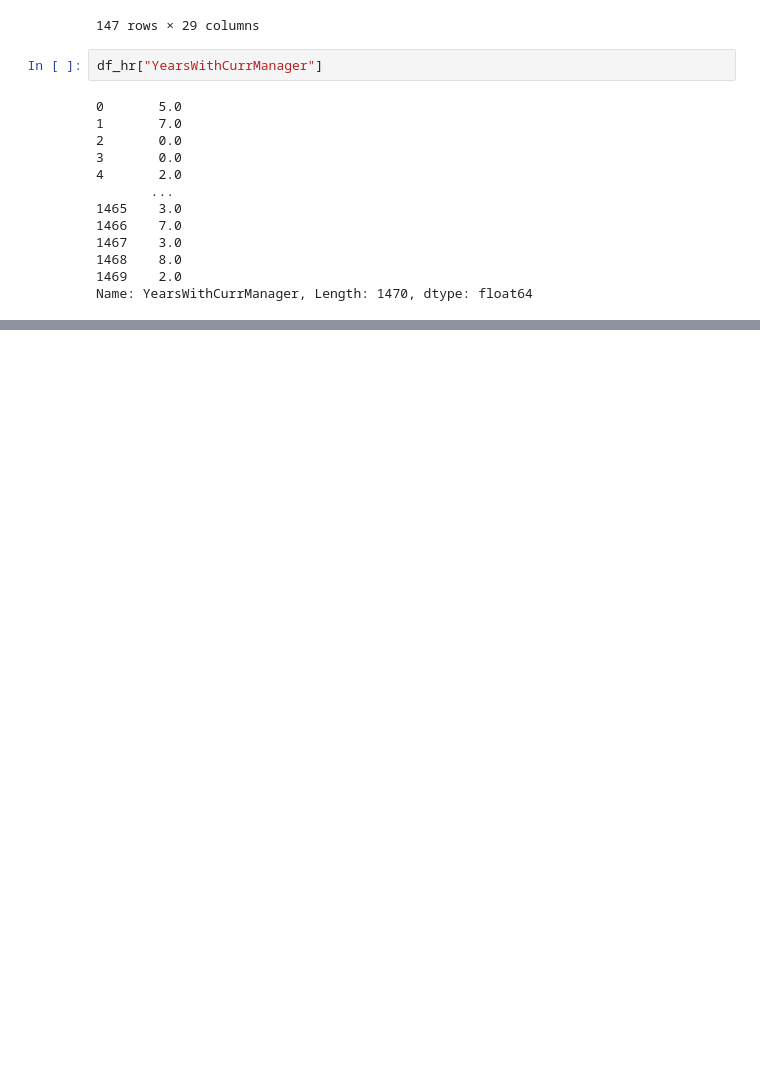
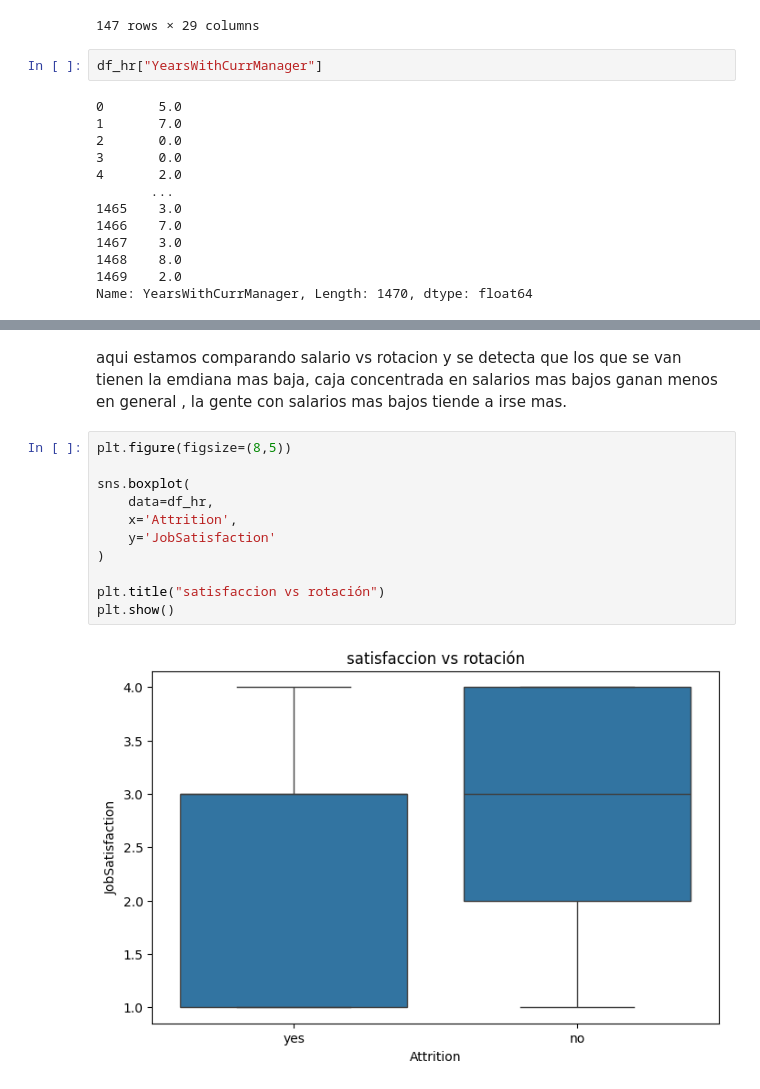
Before and after one commit to AMA00-98/proyecto-da-promo-65-modulo-3-team-2, a Jupyter notebook: Revisión_Fase1_proyect_mod3.ipynb, the cells around one changed output, grey strips where cells are left out. Saved outputs shown, nothing was run; the diff lists cells and outputs as text; blank space fills up the shorter version.

```diff
--- a/Revisión_Fase1_proyect_mod3.ipynb
+++ b/Revisión_Fase1_proyect_mod3.ipynb
@@ -493,0 +633,15 @@ Name: YearsWithCurrManager, Length: 1470, dtype: float64
+# %% [markdown]
+aqui estamos comparando salario vs rotacion y se detecta que los que se van tienen la emdiana mas baja, caja concentrada en salarios mas bajos ganan menos en general , la gente con salarios mas bajos tiende a irse mas.
+# %%
+plt.figure(figsize=(8,5))
+
+sns.boxplot(
+    data=df_hr,
+    x='Attrition',
+    y='JobSatisfaction'
+)
+
+plt.title("satisfaccion vs rotación")
+plt.show()
+# %% [output]
+[figure, added]
```
Also changed, not shown: parts of 23 cells of this notebook.
